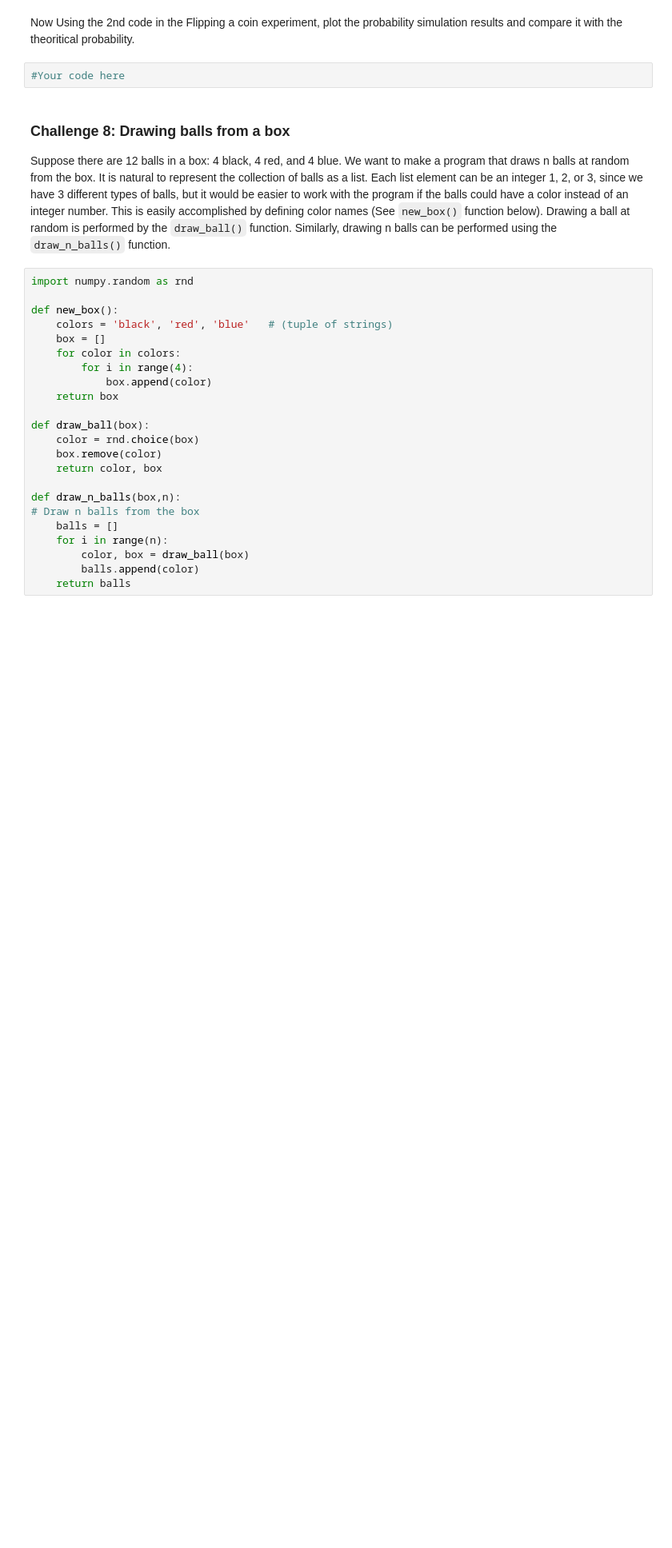
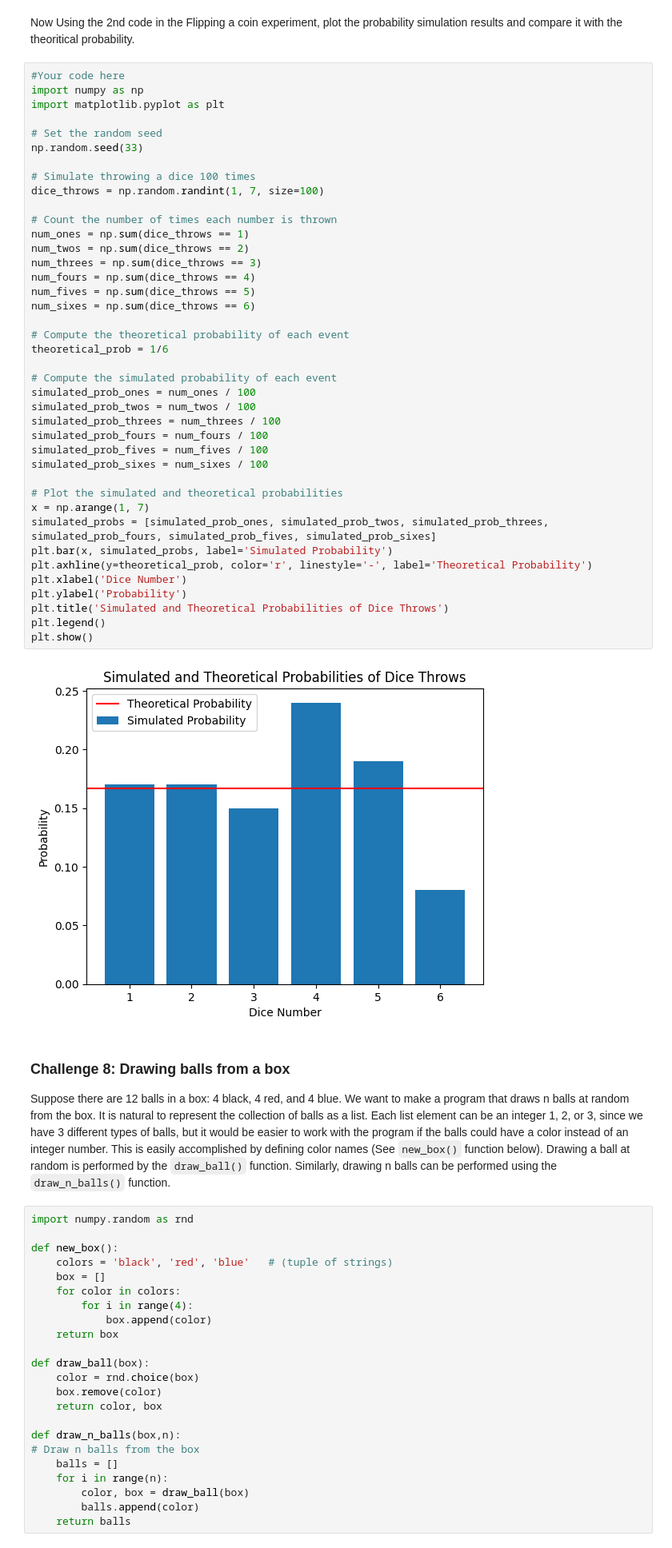
Before and after one commit to amaliahm/modeling_and_simulation_labs, a Jupyter notebook: ModSim_Lab3/ModSim_Lab3.ipynb, the cells around one changed output. Shown: that part at 80% size. Saved outputs shown, nothing was run; the diff lists cells and outputs as text; blank space fills up the shorter version.

```diff
--- a/ModSim_Lab3/ModSim_Lab3.ipynb
+++ b/ModSim_Lab3/ModSim_Lab3.ipynb
@@ -514,7 +671,47 @@ Using the 1st code in the above experiment (Flipping a coin),  throw a dice with
 # %% [markdown]
 Now Using the 2nd code in the Flipping a coin experiment, plot the probability simulation results and compare it with the theoritical probability.
-# %%
-#Your code here
+# %%
+#Your code here
+import numpy as np
+import matplotlib.pyplot as plt
+
+# Set the random seed
+np.random.seed(33)
+
+# Simulate throwing a dice 100 times
+dice_throws = np.random.randint(1, 7, size=100)
+
+# Count the number of times each number is thrown
+num_ones = np.sum(dice_throws == 1)
+num_twos = np.sum(dice_throws == 2)
+num_threes = np.sum(dice_throws == 3)
+num_fours = np.sum(dice_throws == 4)
+num_fives = np.sum(dice_throws == 5)
+num_sixes = np.sum(dice_throws == 6)
+
+# Compute the theoretical probability of each event
+theoretical_prob = 1/6
+
+# Compute the simulated probability of each event
+simulated_prob_ones = num_ones / 100
+simulated_prob_twos = num_twos / 100
+simulated_prob_threes = num_threes / 100
+simulated_prob_fours = num_fours / 100
+simulated_prob_fives = num_fives / 100
+simulated_prob_sixes = num_sixes / 100
+
+# Plot the simulated and theoretical probabilities
+x = np.arange(1, 7)
+simulated_probs = [simulated_prob_ones, simulated_prob_twos, simulated_prob_threes, simulated_prob_fours, simulated_prob_fives, simulated_prob_sixes]
+plt.bar(x, simulated_probs, label='Simulated Probability')
+plt.axhline(y=theoretical_prob, color='r', linestyle='-', label='Theoretical Probability')
+plt.xlabel('Dice Number')
+plt.ylabel('Probability')
+plt.title('Simulated and Theoretical Probabilities of Dice Throws')
+plt.legend()
+plt.show()
+# %% [output]
+[figure, added]
 # %% [markdown]
 ### Challenge 8: Drawing balls from a box
 Suppose there are 12 balls in a box: 4 black, 4 red, and 4 blue. We want to make a program that draws n balls at random from the box. It is natural to represent the collection of balls as a list. Each list element can be an integer 1, 2, or 3, since we have 3 different types of balls, but it would be easier to work with the program if the balls could have a color instead of an integer number. This is easily accomplished by defining color names (See `new_box()` function below). Drawing a ball at random is performed by the `draw_ball()` function. Similarly, drawing n balls can be performed using the `draw_n_balls()` function.
```
Also changed, not shown: parts of 36 cells of this notebook.
